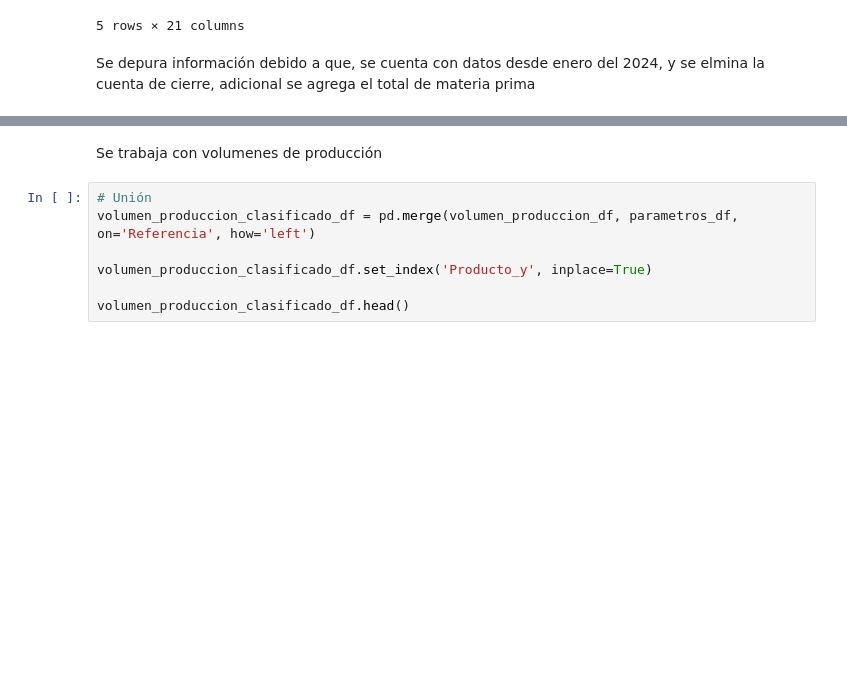
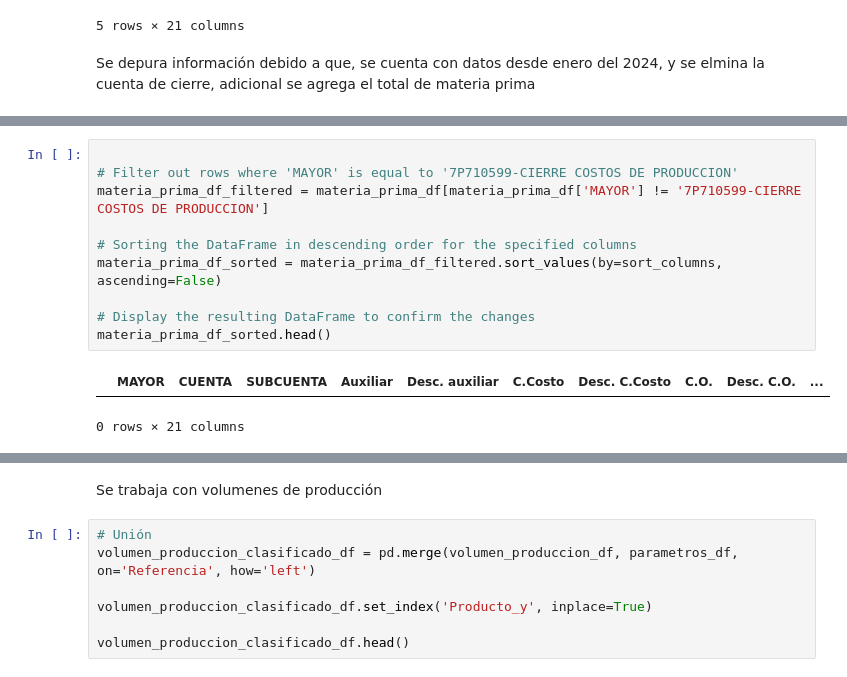
Before and after one commit to sruap1214/202402_EspecializacionCDIA, a Jupyter notebook: grupo_3/PROTEINA VEGETAL.ipynb, the cells around one changed output, grey strips where cells are left out. Drawn from its saved outputs; the diff is of its cells as text; blank space fills up the shorter version.

```diff
--- a/grupo_3/PROTEINA VEGETAL.ipynb
+++ b/grupo_3/PROTEINA VEGETAL.ipynb
@@ -207,3 +202,16 @@ materia_prima_df_filtered_with_sum.tail()
+# %%
+
+# Filter out rows where 'MAYOR' is equal to '7P710599-CIERRE COSTOS DE PRODUCCION'
+materia_prima_df_filtered = materia_prima_df[materia_prima_df['MAYOR'] != '7P710599-CIERRE COSTOS DE PRODUCCION']
+
+# Sorting the DataFrame in descending order for the specified columns
+materia_prima_df_sorted = materia_prima_df_filtered.sort_values(by=sort_columns, ascending=False)
+
+# Display the resulting DataFrame to confirm the changes
+materia_prima_df_sorted.head()
+# %% [output]
+|  | MAYOR | CUENTA | SUBCUENTA | Auxiliar | Desc. auxiliar | C.Costo | Desc. C.Costo | C.O. | Desc. C.O. | ... |
+0 rows × 21 columns
 # %%
 # Filas correspondientes a 'MATERIA PRIMA PROTEINA VEGETAL' y 'MATERIA PRIMA DE EMPAQUE' filtradas
 materia_prima_proteina_vegetal = materia_prima_df_filtered[materia_prima_df_filtered['Desc. auxiliar'] == 'MATERIA PRIMA PROTEINA VEGETAL']
```
Also changed, not shown: parts of 11 cells of this notebook.
